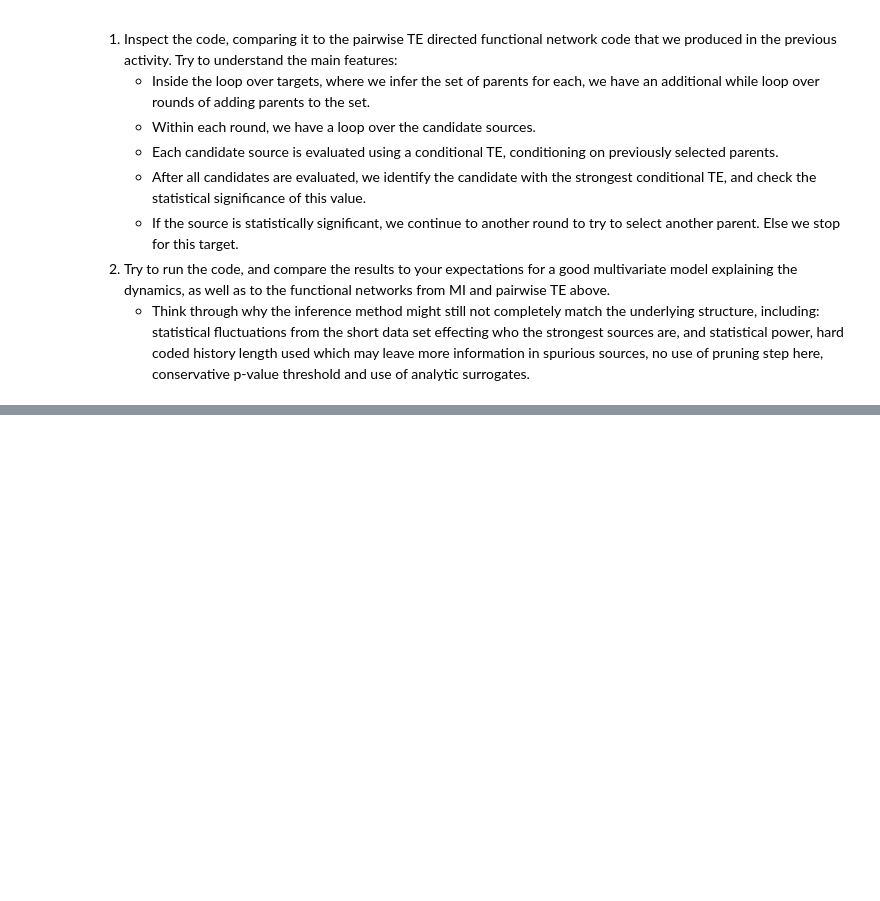
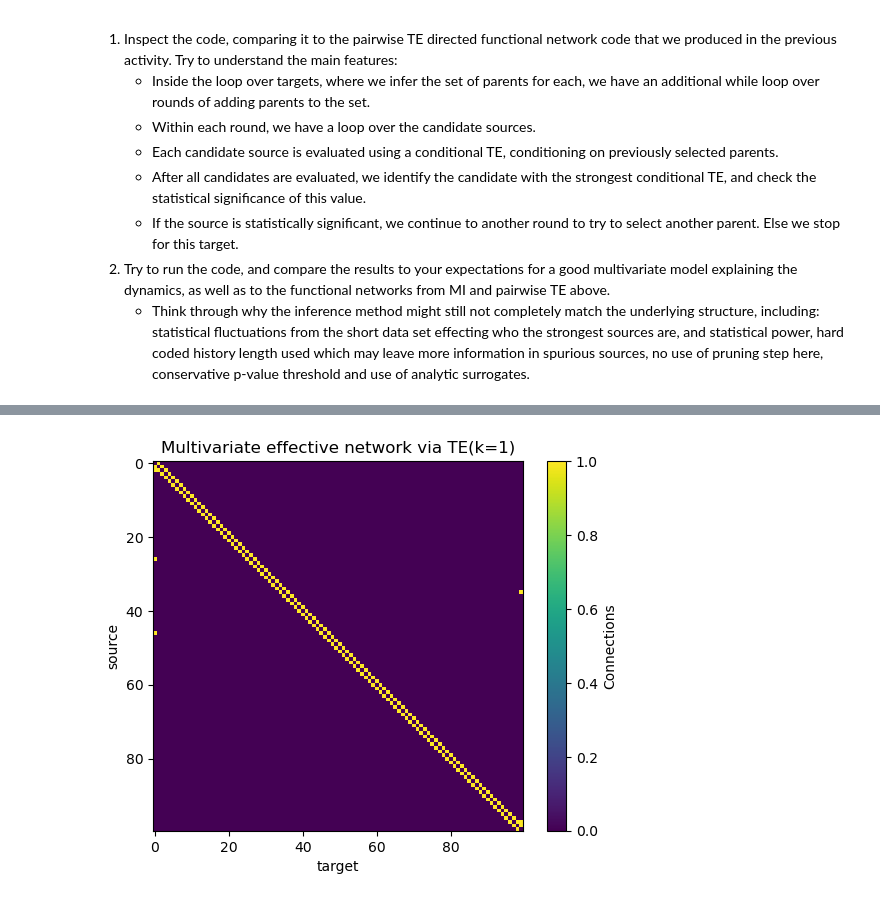
Before and after one commit to jlizier/jidt, a Jupyter notebook: course/Module12-NetworkModelling/DirectedFunctionalNetworkInference_Solutions.ipynb, the cells around one changed output, grey strips where cells are left out. Cells and saved outputs as stored; diff of their text form; code cells hidden in the pictures; blank space fills up the shorter version.

```diff
--- a/course/Module12-NetworkModelling/DirectedFunctionalNetworkInference_Solutions.ipynb
+++ b/course/Module12-NetworkModelling/DirectedFunctionalNetworkInference_Solutions.ipynb
@@ -434,0 +439,84 @@ Selected source 97, with TE(97->99 | )=0.10758, p-value=0.00000 (conditioning on
+# %%
+##########
+# Option 2 -- hard-coding embedding length at 1 to give a model closer to causal structure
+##########
+
+network = numpy.zeros((networkSize,networkSize), dtype=int);
+# Compute for all targets:
+for d in range(networkSize):
+
+    print('Beginning greedy selection of parents for %d' % d);
+
+    destination = JArray(JInt, 1)(data[:, d].tolist())
+    conditionalSet = [];
+
+    #######################
+    optimalK = 1
+
+    while (True):
+        # Precondition: we have already selected the parents in
+        #  conditionalSet, now we check if we can add to this:
+
+        results = numpy.zeros((networkSize));
+        pValues = numpy.zeros((networkSize));
+
+        # 1. Construct the calculator:
+        if (len(conditionalSet) > 0):
+            calcClass = JPackage("infodynamics.measures.discrete").ConditionalTransferEntropyCalculatorDiscrete
+            calc = calcClass(2, optimalK, len(conditionalSet))
+        else:
+            calcClass = JPackage("infodynamics.measures.discrete").TransferEntropyCalculatorDiscrete
+            calc = calcClass(2, optimalK, 1, 1, 1, 1)
+        # 2. No other properties to set for discrete calculators.
+        for s in range(networkSize):
+            # For each source-dest pair:
+
+            if ( (s == d) or (s in conditionalSet) ):
+                # If s is the target, or already in the conditioning set, skip evaluating TE from it
+                pValues[s] = 1;
+                continue
+            source = JArray(JInt, 1)(data[:, s].tolist())
+            conditional = JArray(JInt, 2)(data[:, conditionalSet].tolist())
+
+            # 3. Initialise the calculator for (re-)use:
+            calc.initialise()
+            # 4. Supply the sample data:
+            if (len(conditionalSet) > 0):
+                calc.addObservations(source, destination, conditional)
+            else:
+                calc.addObservations(source, destination)
+
+            # 5. Compute the estimate:
+            result = calc.computeAverageLocalOfObservations()
+            # 6. Compute the (statistical significance via) null distribution analytically:
+            measDist = calc.computeSignificance()
+
+            results[s] = result;
+            pValues[s] = measDist.pValue;
+
+        # Check which was the strongest source:
+        maxSourceIndex = numpy.argmax(results);
+        maxTE = results[maxSourceIndex];
+        if (pValues[maxSourceIndex] < 0.05/(networkSize*(networkSize-1))):
+            print('Selected source %d, with TE(%d->%d | %s)=%.5f, p-value=%.5f (conditioning on %d parents)' %\
+                (maxSourceIndex, maxSourceIndex, d, (','.join(str(x) for x in conditionalSet)), maxTE, \
+                pValues[maxSourceIndex], len(conditionalSet) ));
+            # Add this new source:
+            conditionalSet.append(maxSourceIndex);
+        else:
+            print('-- Max TE source %d was not significant (TE(%d->%d | %s)=%.5f, p-value=%.6f), quitting' %\
+                (maxSourceIndex, maxSourceIndex, d, (','.join(str(x) for x in conditionalSet)), maxTE, pValues[maxSourceIndex]));
+            break
+
+    # Postcondition: conditionalSet holds the parents for target d
+    network[conditionalSet, d] = 1;
+
+# Plot the effective connectivity
+plt.figure()
+plt.imshow(network)
+plt.xlabel('target');
+plt.ylabel('source');
+plt.title('Multivariate effective network via TE(k=1)');
+cbar = plt.colorbar()
+cbar.set_label('Connections');
+# %% [output]
@@ -434,0 +540 @@ Selected source 97, with TE(97->99 | )=0.10758, p-value=0.00000 (conditioning on
+[figure, added]
```
Also changed, not shown: parts of 4 cells of this notebook, 1 other file.
